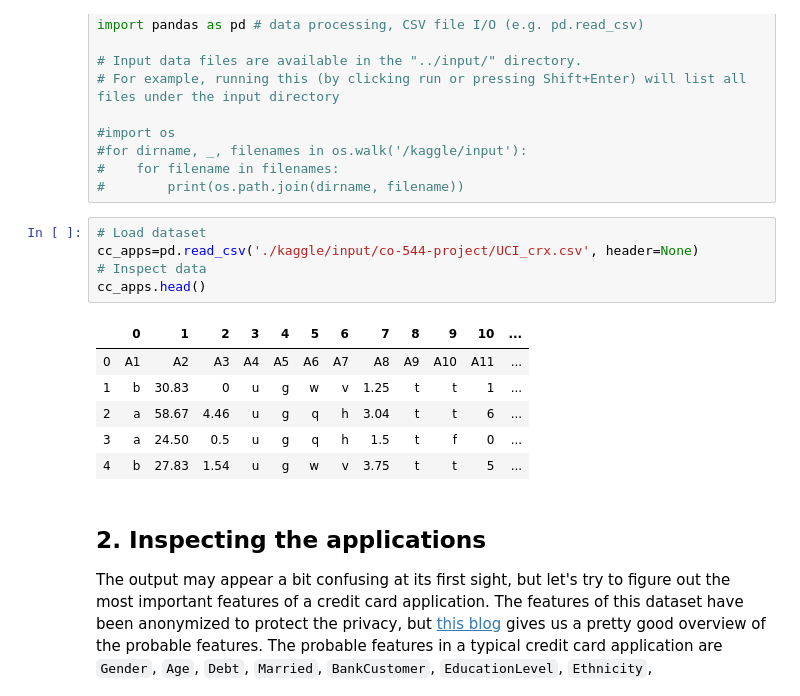
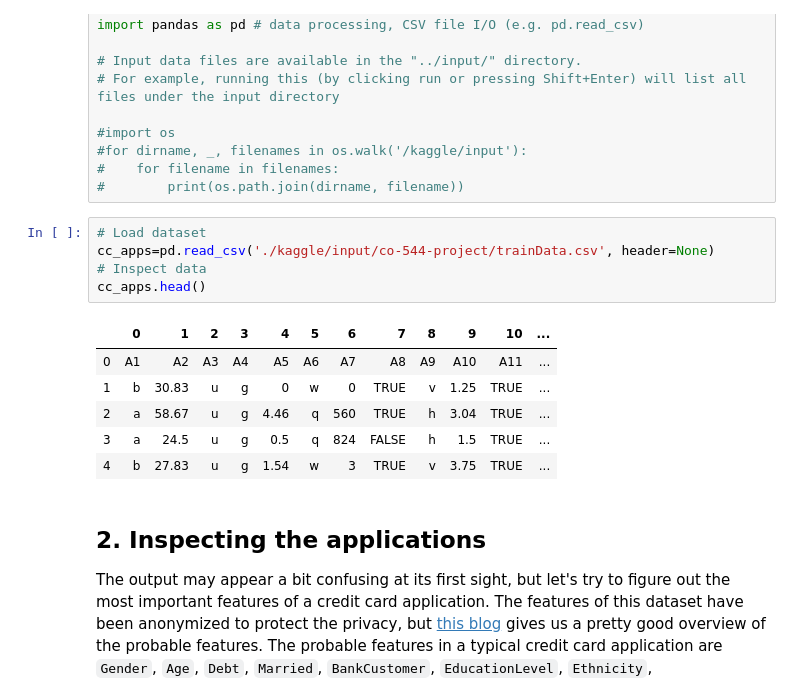
Before and after one commit to pubuduudara/CO544-ML-Project, a Jupyter notebook: Models/NEW/Predicting Credit Card Approvals.ipynb, the cells around one changed output. Drawn from its saved outputs; the diff is of its cells as text.

```diff
--- a/Models/NEW/Predicting Credit Card Approvals.ipynb
+++ b/Models/NEW/Predicting Credit Card Approvals.ipynb
@@ -34,16 +34,16 @@ import pandas as pd # data processing, CSV file I/O (e.g. pd.read_csv)
 #        print(os.path.join(dirname, filename))
 # %%
 # Load dataset
-cc_apps=pd.read_csv('./kaggle/input/co-544-project/UCI_crx.csv', header=None)
+cc_apps=pd.read_csv('./kaggle/input/co-544-project/trainData.csv', header=None)
 # Inspect data
 cc_apps.head()
 # %% [output]
 |  | 0 | 1 | 2 | 3 | 4 | 5 | 6 | 7 | 8 | 9 | 10 | ... |
 | 0 | A1 | A2 | A3 | A4 | A5 | A6 | A7 | A8 | A9 | A10 | A11 | ... |
-| 1 | b | 30.83 | 0 | u | g | w | v | 1.25 | t | t | 1 | ... |
-| 2 | a | 58.67 | 4.46 | u | g | q | h | 3.04 | t | t | 6 | ... |
-| 3 | a | 24.50 | 0.5 | u | g | q | h | 1.5 | t | f | 0 | ... |
-| 4 | b | 27.83 | 1.54 | u | g | w | v | 3.75 | t | t | 5 | ... |
+| 1 | b | 30.83 | u | g | 0 | w | 0 | TRUE | v | 1.25 | TRUE | ... |
+| 2 | a | 58.67 | u | g | 4.46 | q | 560 | TRUE | h | 3.04 | TRUE | ... |
+| 3 | a | 24.5 | u | g | 0.5 | q | 824 | FALSE | h | 1.5 | TRUE | ... |
+| 4 | b | 27.83 | u | g | 1.54 | w | 3 | TRUE | v | 3.75 | TRUE | ... |
 # %% [markdown]
 ## 2. Inspecting the applications
 <p>The output may appear a bit confusing at its first sight, but let's try to figure out the most important features of a credit card application. The features of this dataset have been anonymized to protect the privacy, but <a href="http://rstudio-pubs-static.s3.amazonaws.com/73039_9946de135c0a49daa7a0a9eda4a67a72.html">this blog</a> gives us a pretty good overview of the probable features. The probable features in a typical credit card application are <code>Gender</code>, <code>Age</code>, <code>Debt</code>, <code>Married</code>, <code>BankCustomer</code>, <code>EducationLevel</code>, <code>Ethnicity</code>, <code>YearsEmployed</code>, <code>PriorDefault</code>, <code>Employed</code>, <code>CreditScore</code>, <code>DriversLicense</code>, <code>Citizen</code>, <code>ZipCode</code>, <code>Income</code> and finally the <code>ApprovalStatus</code>. This gives us a pretty good starting point, and we can map these features with respect to the columns in the output.   </p>
```
Also changed, not shown: parts of 5 cells of this notebook, 7 other files.
